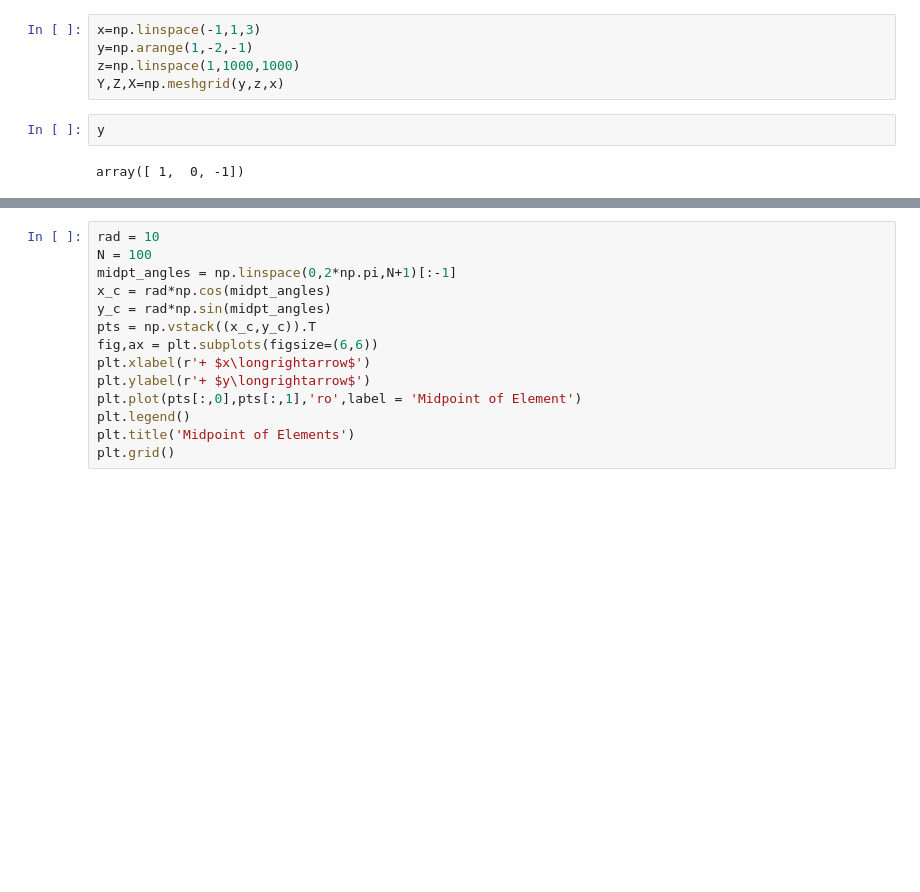
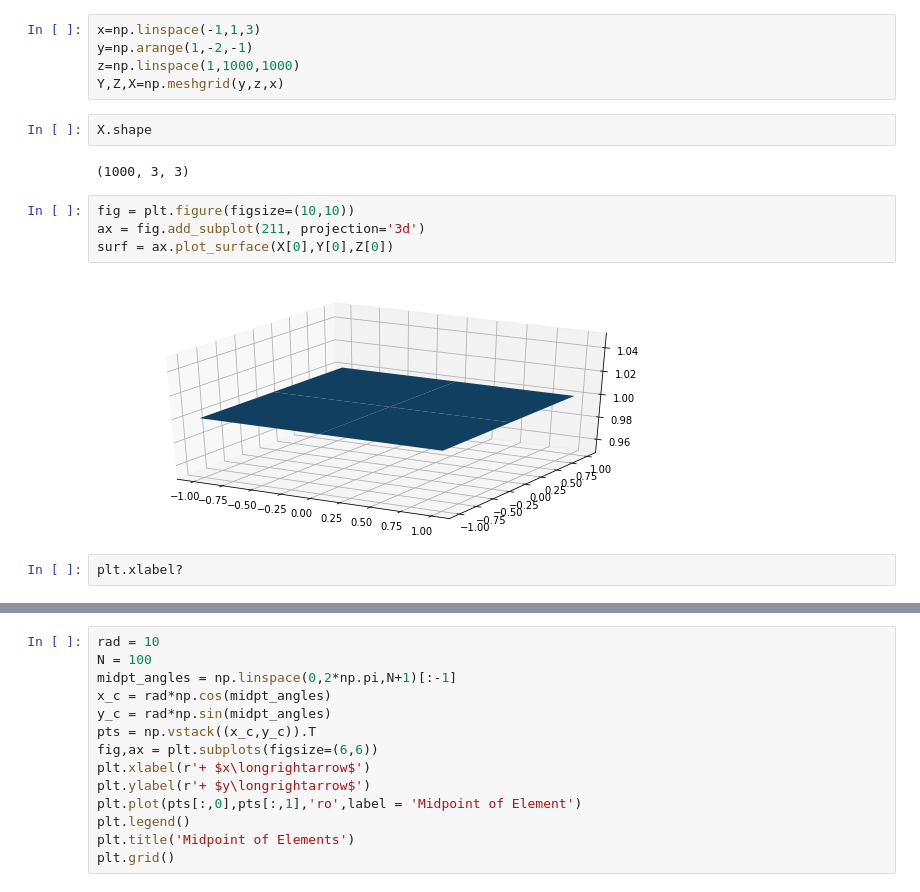
Before and after one commit to shanmukh2607/EE2703, a Jupyter notebook: final/Final.ipynb, the cells around one changed output, grey strips where cells are left out. Saved outputs shown, nothing was run; the diff lists cells and outputs as text; blank space fills up the shorter version.

```diff
--- a/final/Final.ipynb
+++ b/final/Final.ipynb
@@ -9,7 +9,15 @@ x=np.linspace(-1,1,3)
 y=np.arange(1,-2,-1)
 z=np.linspace(1,1000,1000)
 Y,Z,X=np.meshgrid(y,z,x)
-# %%
-y
-# %% [output]
-array([ 1,  0, -1])
+# %%
+X.shape
+# %% [output]
+(1000, 3, 3)
+# %%
+fig = plt.figure(figsize=(10,10))
+ax = fig.add_subplot(211, projection='3d')
+surf = ax.plot_surface(X[0],Y[0],Z[0])
+# %% [output]
+[figure, added]
+# %%
+plt.xlabel?
```
Also changed, not shown: parts of 7 cells of this notebook, 10 other files.
